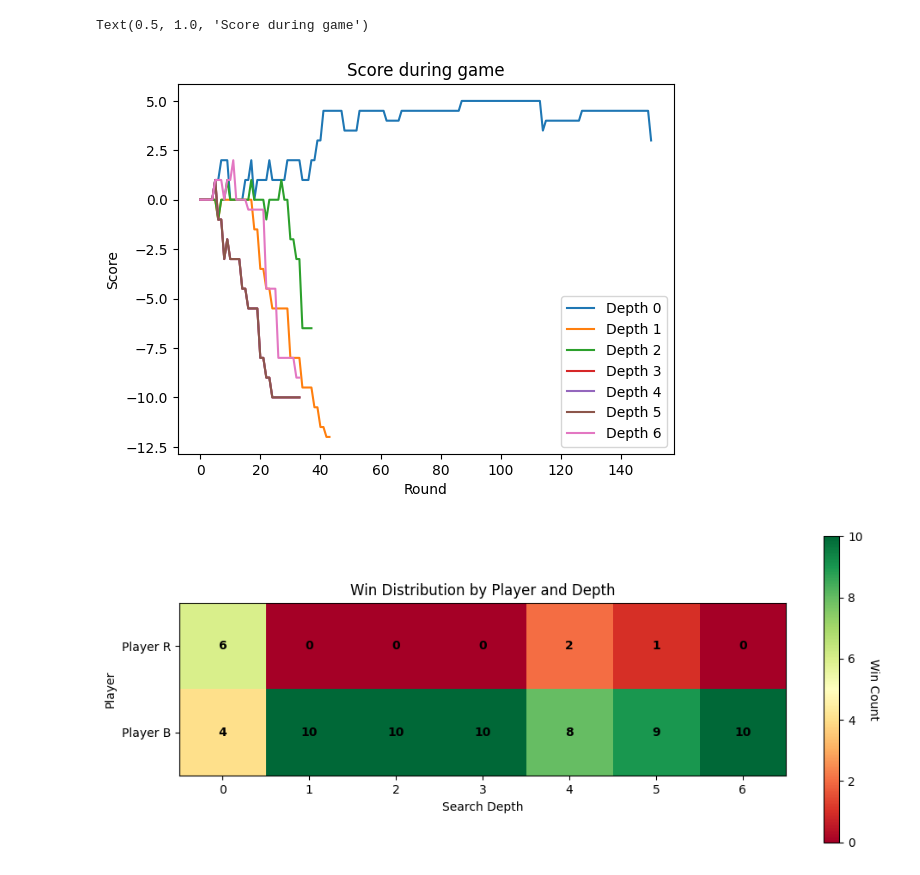
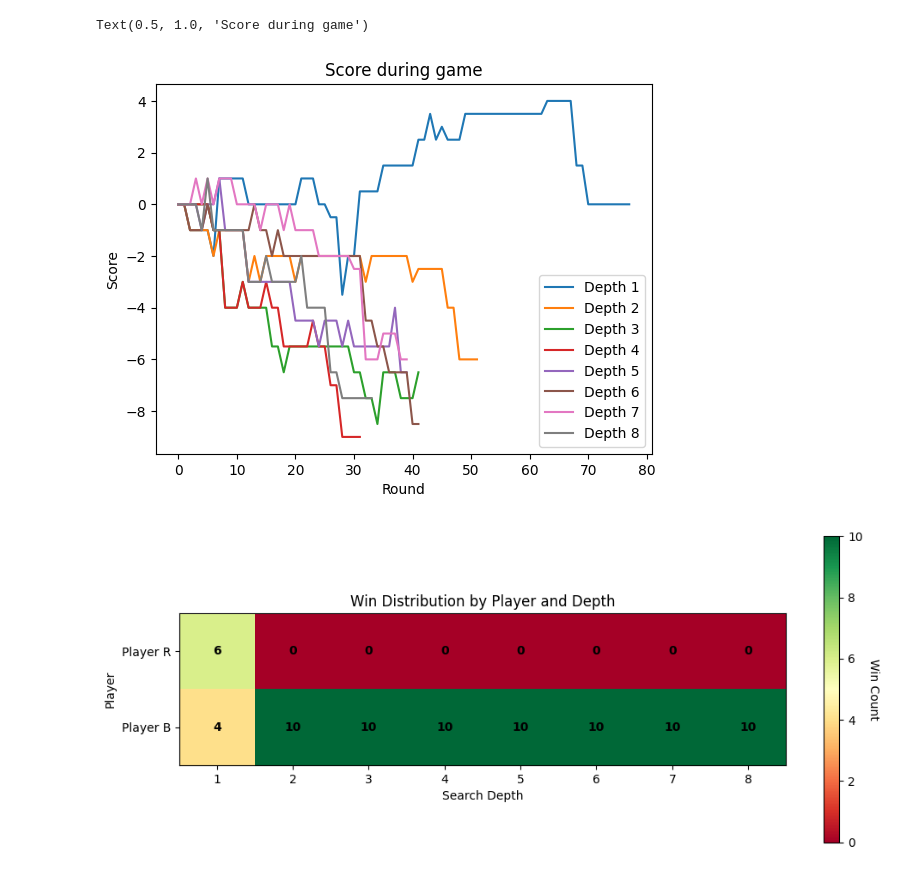
Before and after one commit to Dudu7352/minimax-checkers, a Jupyter notebook: notebooks/minimax_vs_random.ipynb, the cells around one changed output. Saved outputs shown, nothing was run; the diff lists cells and outputs as text; code cells hidden in the pictures.

```diff
--- a/notebooks/minimax_vs_random.ipynb
+++ b/notebooks/minimax_vs_random.ipynb
@@ -6,11 +6,11 @@ from random import random
 # %%
 scores: list[list[float]] = []
 number_of_games = 10
-number_of_depth = 6
+number_of_depth = 8
 winners: list[list[int]] = [[0] * number_of_depth for _ in range(2)]
 # %%
-seeds = [random() for _ in range(number_of_games)]
-for depth in range(number_of_depth):
+seeds = [randint(0, 100_000) for _ in range(number_of_games)]
+for depth in range(1, number_of_depth + 1):
     score = []
     for game in range(number_of_games):
         bot1 = MiniMaxGameBot(GameNode(GameState(new_board()), 0), depth)  # b player
@@ -32,12 +32,12 @@ for depth in range(number_of_depth):
                 break
 
             score.append(child_state_1.score)
-        winners[0 if child_state_2 else 1][depth] += 1
+        winners[0 if child_state_2 else 1][depth - 1] += 1
          # (True if player b wins, False if player r wins)
 
     scores.append(score)
 # %%
-for i, score in enumerate(scores):
+for i, score in enumerate(scores, start=1):
     plt.plot(score, label=f"Depth {i}")
 plt.xlabel("Round")
 plt.ylabel("Score")
@@ -45,31 +45,31 @@ plt.legend()
 plt.title("Score during game")
 # %% [output]
 Text(0.5, 1.0, 'Score during game')
-[figure, old version]
+[figure, new version]
 # %%
-depths = [i for i in range(number_of_depth)]
+depths = [i for i in range(1, number_of_depth + 1)]
 heatmap_data = np.array([winners[0], winners[1]])
 
 fig, ax = plt.subplots(figsize=(10, 4))
 im = ax.imshow(heatmap_data, cmap='RdYlGn')
 
 cbar = ax.figure.colorbar(im, ax=ax)
 cbar.ax.set_ylabel("Win Count", rotation=-90, va="bottom")
 
 ax.set_xticks(np.arange(len(depths)))
 ax.set_xticklabels(depths)
 ax.set_yticks([0, 1])
 ax.set_yticklabels(['Player R', 'Player B'])
 
 plt.xlabel('Search Depth')
 plt.ylabel('Player')
 plt.title('Win Distribution by Player and Depth')
 
 for i in range(2):
     for j in range(len(depths)):
         ax.text(j, i, heatmap_data[i, j],
                 ha="center", va="center", color="black", weight='bold')
 
 plt.tight_layout()
 # %% [output]
-[figure, old version]
+[figure, new version]
```
Also changed, not shown: parts of 1 cell of this notebook, 8 other files.
